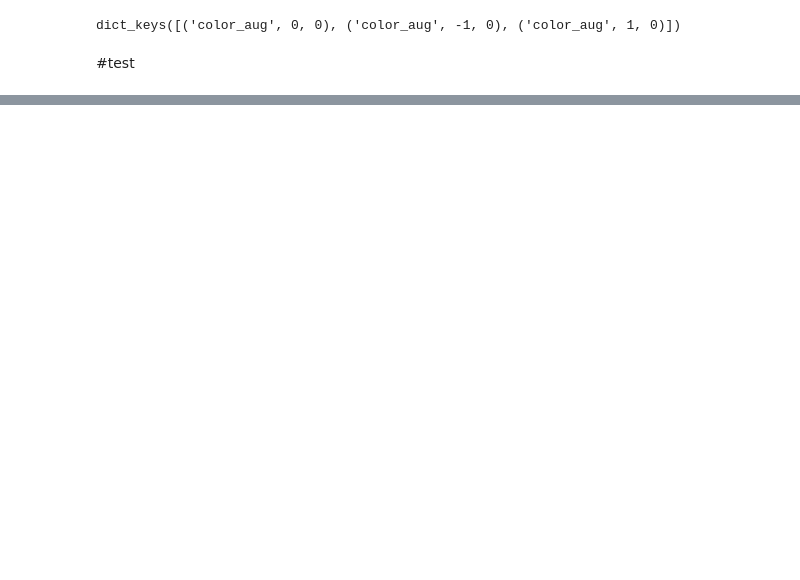
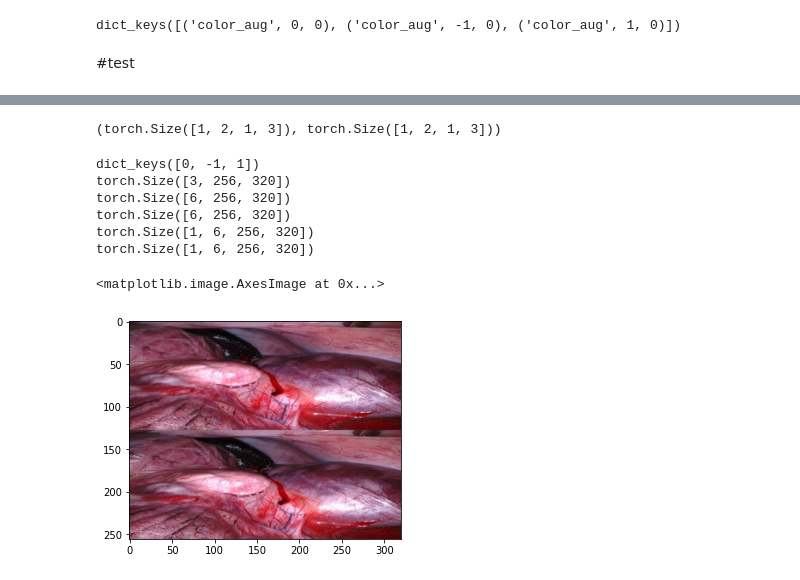
Before and after one commit to xiaowshi/Mono-Depth, a Jupyter notebook: monodep2.ipynb, the cells around one changed output, grey strips where cells are left out. Saved outputs shown, nothing was run; the diff lists cells and outputs as text; code cells hidden in the pictures; blank space fills up the shorter version.

```diff
--- a/monodep2.ipynb
+++ b/monodep2.ipynb
@@ -302,7 +301,7 @@ def get_args():
     parser.add_argument('--max_epochs', default=120, type=int, help='epoch number')
     parser.add_argument('--ckpt', type=str, default='best_model.pth.tar', help='total gpu')
     parser.add_argument('--criterion', type=str, default='bce', help='total gpu')
-    parser.add_argument('--image_path', type=str, default='d3k1_video', help='path')
+    parser.add_argument('--image_path', type=str, default='d3k1_rgb.mp4', help='path')
     parser.add_argument('--frame_ids', type=str, default=[0,-1,1], help='path') #when stereo mode [0,'s']
     parser.add_argument('--scale', type=str, default=[0,1,2,3], help='path') #when stereo mode [0,'s']
     parser.add_argument('--K', type=str, default= np.array([[0.82, 0, 0.5, 0],
@@ -606,8 +609,9 @@ for f_i in args.frame_ids[1:]: #[-1,1]
     else:
         pose_inputs = [pose_feats[0], pose_feats[f_i]]
 
-    pose_inputs = [pose_encoder(torch.cat(pose_inputs, 1))]
+    pose_inputs = [pose_encoder(torch.cat(pose_inputs, 0)[None])]
     axisangle, translation = pose_decoder(pose_inputs)
+
     outputs[("axisangle", 0, f_i)] = axisangle
     outputs[("translation", 0, f_i)] = translation
     outputs[("cam_T_cam", 0, f_i)] = transformation_from_parameters(
@@ -620,0 +641,36 @@ RuntimeError: ignored
+# %%
+axisangle.shape, translation.shape
+# %% [output]
+(torch.Size([1, 2, 1, 3]), torch.Size([1, 2, 1, 3]))
+# %%
+outputs = {}
+pose_feats = {f_i: inputs[("color_aug", f_i, 0)] for f_i in args.frame_ids}
+print(pose_feats.keys())
+print(pose_feats[0].shape)
+print( torch.cat([pose_feats[0],pose_feats[1]],0).shape )
+
+for f_i in args.frame_ids[1:]: #[-1,1]
+
+    if f_i < 0:#temporal order
+        pose_inputs = [pose_feats[f_i], pose_feats[0]]
+    else:
+        pose_inputs = [pose_feats[0], pose_feats[f_i]]
+
+print(torch.cat(pose_inputs, 0).shape)
+print(torch.cat(pose_inputs, 0)[None].shape)
+print(torch.cat(pose_inputs, 0).unsqueeze(0).shape)
+# %% [output]
+dict_keys([0, -1, 1])
+torch.Size([3, 256, 320])
+torch.Size([6, 256, 320])
+torch.Size([6, 256, 320])
+torch.Size([1, 6, 256, 320])
+torch.Size([1, 6, 256, 320])
+# %%
+import matplotlib.pyplot as plt
+input = torch.cat(pose_inputs, 0)
+input.shape
+plt.imshow(input[:3,:,:].permute(1,2,0))
+# %% [output]
+<matplotlib.image.AxesImage at 0x...>
+[figure, added]
```
Also changed, not shown: parts of 10 cells of this notebook.
